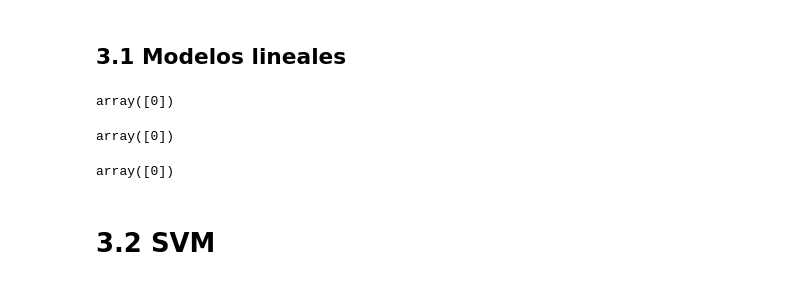
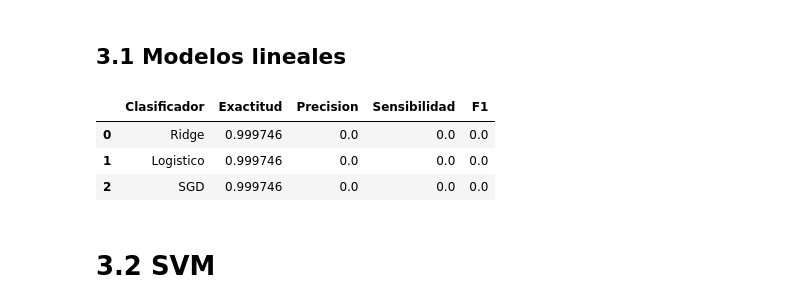
Before and after one commit to jaimebw/tfg, a Jupyter notebook: libros/aplicacion_ml.ipynb, the cells around one changed output. Cells and saved outputs as stored; diff of their text form; code cells hidden in the pictures.

```diff
--- a/libros/aplicacion_ml.ipynb
+++ b/libros/aplicacion_ml.ipynb
@@ -110,16 +131,6 @@ Como se comenta en el apartado 2 el TFG, se va a usar varios método para realiz
 # %% [markdown]
 ## 3.1 Modelos lineales
 # %%
-from sklearn.pipeline import Pipeline
-from sklearn.preprocessing import StandardScaler
-from sklearn.linear_model import RidgeClassifier,LogisticRegression, SGDClassifier
-from sklearn.svm import LinearSVC
-from sklearn.neighbors import KNeighborsClassifier
-from sklearn.gaussian_process import GaussianProcessClassifier
-from sklearn.naive_bayes import GaussianNB
-from sklearn.tree import DecisionTreeClassifier
-
-
 # Clasificador Ridge
 
 ridge_pipe = Pipeline([
@@ -144,9 +155,4 @@ sgdc_pipe = Pipeline((
 
 
 #pipes = [ridge_pipe ,logistic_pipe ,svm_pipe ,sgdc_pipe , kvecinos_pipe, gauss_pipe, bayes_pipe, arbol_pipe]
-pipes_lin = [ridge_pipe ,logistic_pipe ,sgdc_pipe]
+lin_pipes = [ridge_pipe ,logistic_pipe ,sgdc_pipe]
-# %%
-pipes_lin_entrenadas=[]
-for index, i in enumerate(pipes_lin):
-    i.fit(X_train,y_train)
-    pipes_lin_entrenadas.append(i)
@@ -169,21 +159,13 @@ Dlineales.to_csv("dlineales.csv")
-# %%
-ridge_pipe .fit(X_train,y_train)
-y_pred = ridge_pipe .predict(X_test)
-np.unique(y_pred)
-# %% [output]
-array([0])
-# %%
-logistic_pipe.fit(X_train,y_train)
-y_pred = logistic_pipe.predict(X_test)
-np.unique(y_pred)
-# %% [output]
-array([0])
-# %%
-sgdc_pipe.fit(X_train,y_train)
-y_pred = sgdc_pipe.predict(X_test)
-np.unique(y_pred)
-# %% [output]
-array([0])
+# %%
+nombres_algoritmos_lineal = ["Ridge","Logistico","SGD"]
+dlineal = metricasp(lin_pipes,X_train, y_train,nombres_algoritmos_lineal)
+dlineal.to_csv("modelos_ml/dlineal.csv")
+dlineal
+# %% [output]
+|  | Clasificador | Exactitud | Precision | Sensibilidad | F1 |
+| 0 | Ridge | 0.999746 | 0.0 | 0.0 | 0.0 |
+| 1 | Logistico | 0.999746 | 0.0 | 0.0 | 0.0 |
+| 2 | SGD | 0.999746 | 0.0 | 0.0 | 0.0 |
 # %% [markdown]
 # 3.2 SVM
 # %%
```
Also changed, not shown: parts of 44 cells of this notebook.
